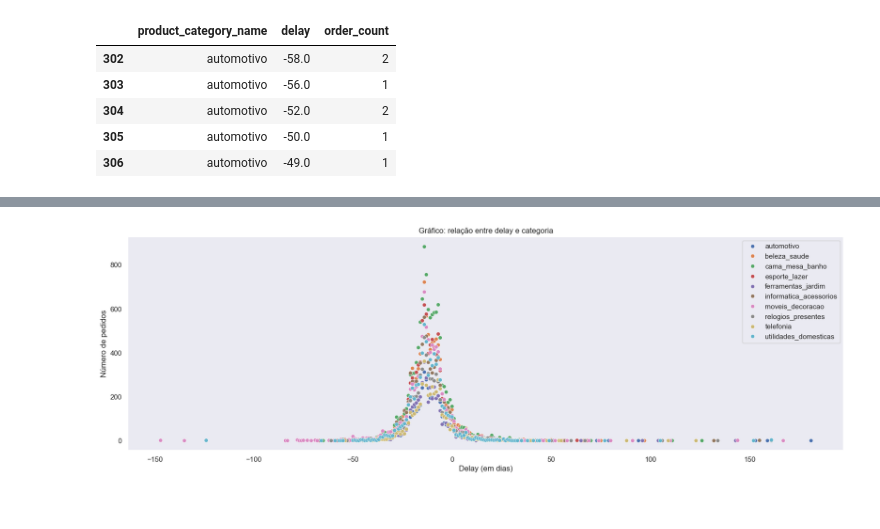
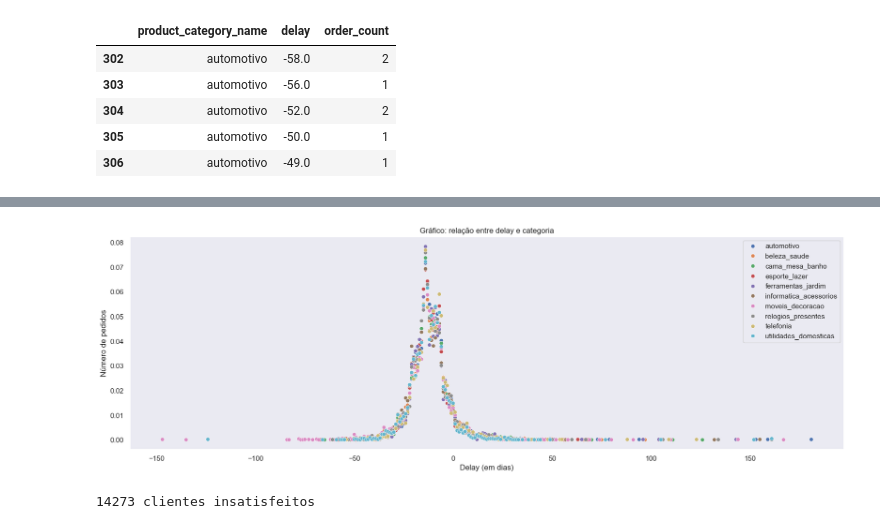
Before and after one commit to olavodd42/analise_exploratoria_olist, a Jupyter notebook: notebook.ipynb, the cells around one changed output, grey strips where cells are left out. Saved outputs shown, nothing was run; the diff lists cells and outputs as text; code cells hidden in the pictures.

```diff
--- a/notebook.ipynb
+++ b/notebook.ipynb
@@ -686,3 +686,5 @@ df_cat_delay_count_10.head()
 | 304 | automotivo | -52.0 | 2 |
 | 305 | automotivo | -50.0 | 1 |
 | 306 | automotivo | -49.0 | 1 |
+# %%
+df_category_count = df_category_count["order_id"].reset_index()
@@ -688,0 +714,7 @@ df_cat_delay_count_10.head()
+# %%
+df_cat_delay_count_10 = df_cat_delay_count_10.merge(
+    df_category_count,
+    on="product_category_name",
+    how="left"
+)
+df_cat_delay_count_10.head()
@@ -688,0 +728,6 @@ df_cat_delay_count_10.head()
+# %%
+df_cat_delay_count_10["order_freq"] = (
+    df_cat_delay_count_10["order_count"] / df_cat_delay_count_10["order_id"]
+)
+
+df_cat_delay_count_10.head()
@@ -689,12 +741,17 @@ df_cat_delay_count_10.head()
 # %%
 plt.figure(figsize=(20,6))
-sns.scatterplot(df_cat_delay_count_10, x='delay', y='order_count', hue='product_category_name')
+sns.scatterplot(df_cat_delay_count_10, x='delay', y='order_freq', hue='product_category_name')
 plt.legend()
 plt.title('Gráfico: relação entre delay e categoria')
 plt.xlabel('Delay (em dias)')
 plt.ylabel('Número de pedidos')
 plt.legend()
 plt.grid()
 plt.show()
 # %% [output]
-[figure, old version]
+[figure, new version]
+# %%
+clientes_insatisfeitos = df[df["review_score"] <= 2]
+print(clientes_insatisfeitos["customer_unique_id"].nunique(), "clientes insatisfeitos")
+# %% [output]
+14273 clientes insatisfeitos
```
Also changed, not shown: parts of 18 cells of this notebook.
